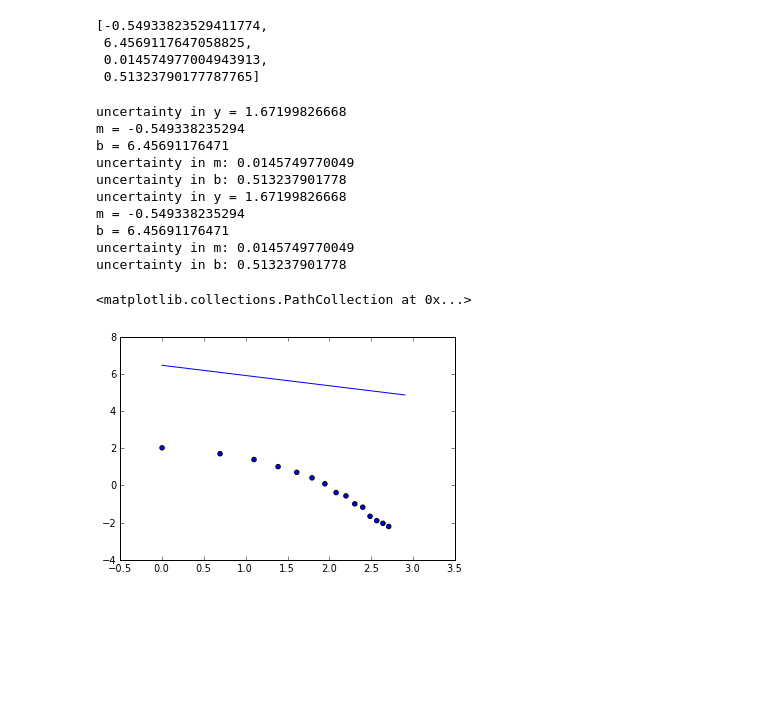
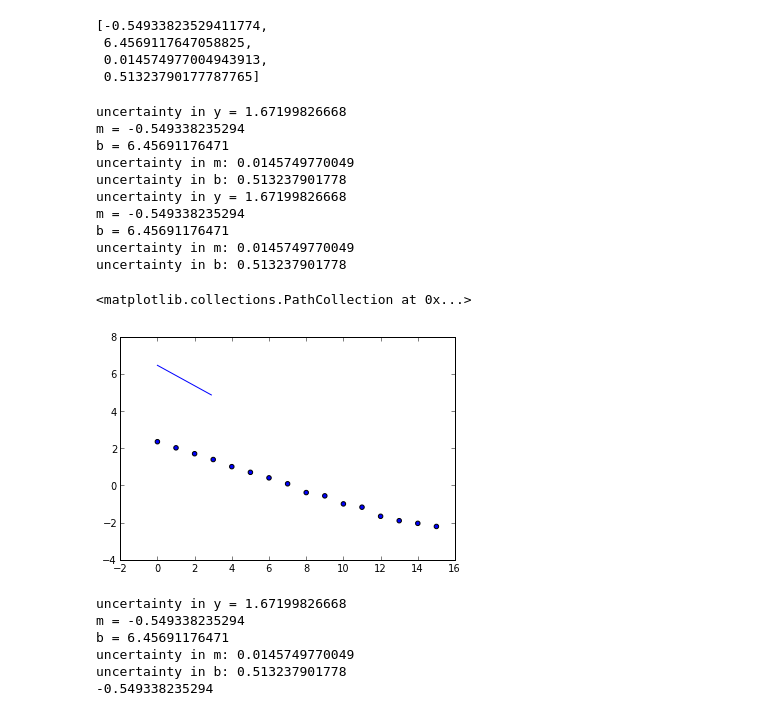
Before and after one commit to cdcunnin/PHYS202-S13, a Jupyter notebook: week10/Generic Curve Fitting.ipynb, the cells around one changed output. Cells and saved outputs as stored; diff of their text form; code cells hidden in the pictures; blank space fills up the shorter version.

Commit message:
Matlab+Curvefitting updated

```diff
--- a/week10/Generic Curve Fitting.ipynb
+++ b/week10/Generic Curve Fitting.ipynb
@@ -1,3 +1,3 @@
 # %%
-N,t = loadtxt("radioactivedecay.dat",unpack=True,usecols=[0,1])
+N,t = loadtxt("radioactivedecay2.dat",unpack=True,usecols=[0,1])
 # %%
@@ -27,20 +27,20 @@ uncertainty in b: 0.513237901778
 # %%
 x = arange(0,3,0.1)
 
 y = (linleastsquaresfit(N,t)[0])*x+(linleastsquaresfit(N,t)[1])
 
-plot(x,y)
-scatter(log(N),log(t))
+plot(x,y,label="linear fit")
+scatter(N,log(t),label="x-y scatter")
 # %% [output]
 uncertainty in y = 1.67199826668
 m = -0.549338235294
 b = 6.45691176471
 uncertainty in m: 0.0145749770049
 uncertainty in b: 0.513237901778
 uncertainty in y = 1.67199826668
 m = -0.549338235294
 b = 6.45691176471
 uncertainty in m: 0.0145749770049
 uncertainty in b: 0.513237901778
 <matplotlib.collections.PathCollection at 0x...>
-[figure, old version]
+[figure, new version]
@@ -46,0 +49,9 @@ uncertainty in b: 0.513237901778
+# %%
+m,b,uncm,uncb = CF.linleastsquaresfit(N,t)
+# %% [output]
+uncertainty in y = 1.67199826668
+m = -0.549338235294
+b = 6.45691176471
+uncertainty in m: 0.0145749770049
+uncertainty in b: 0.513237901778
+-0.549338235294
```
Also changed, not shown: parts of 9 cells of this notebook, 7 other files.
